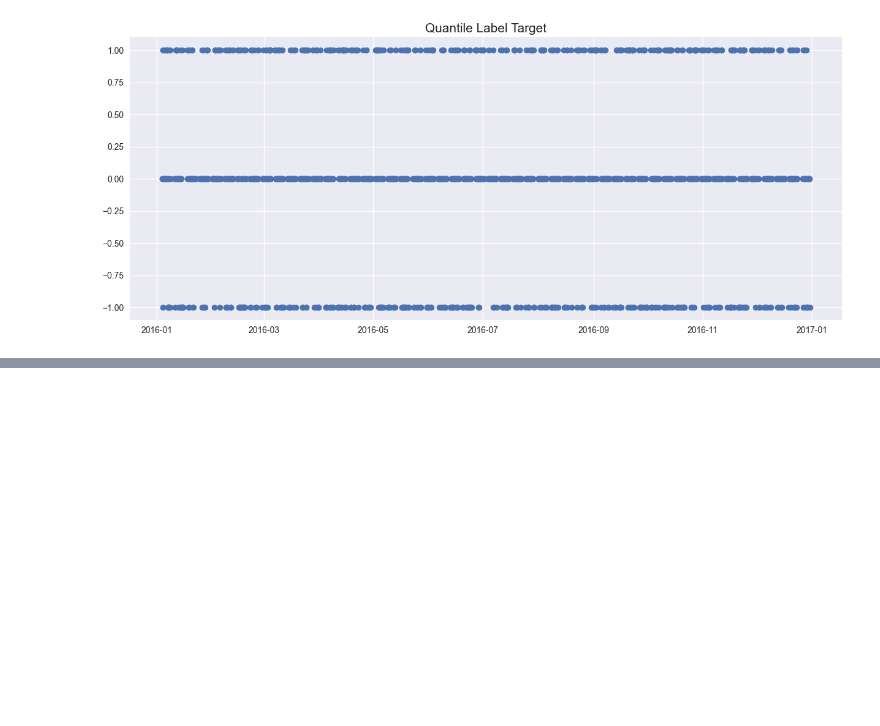
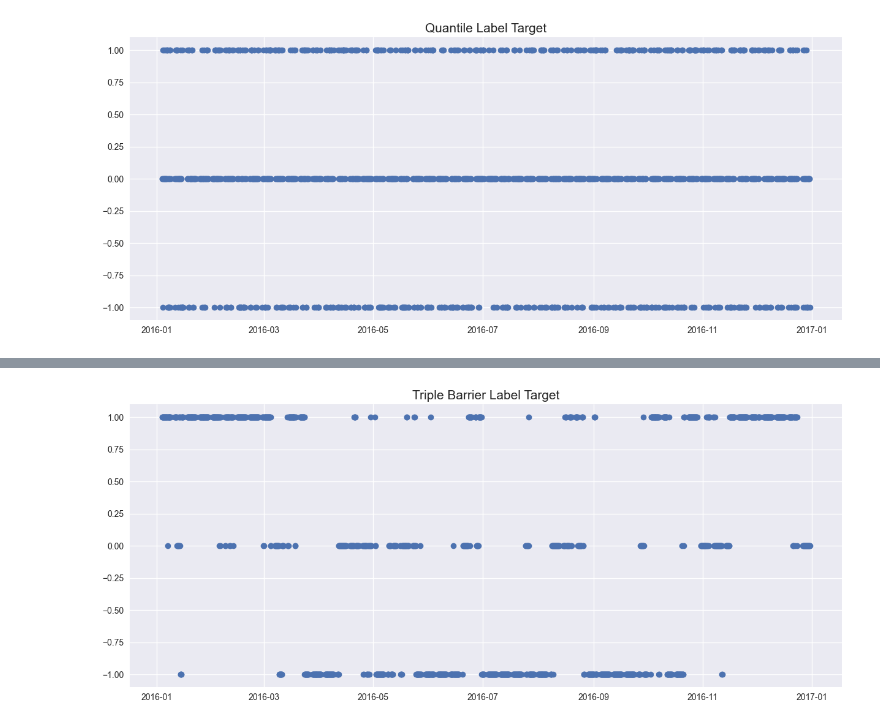
Before and after one commit to Quantreo/quantreo, a Jupyter notebook: docs/docs/tutorials/target-engineering-directional.ipynb, the cells around one changed output, grey strips where cells are left out. Saved outputs shown, nothing was run; the diff lists cells and outputs as text; code cells hidden in the pictures; blank space fills up the shorter version.

```diff
--- a/docs/docs/tutorials/target-engineering-directional.ipynb
+++ b/docs/docs/tutorials/target-engineering-directional.ipynb
@@ -146,0 +223,10 @@ plt.show()
+# %%
+df["label"] = te.directional.triple_barrier_labeling(df, 500, open_col="open", high_col="high", low_col="low", high_time_col="high_time",
+    low_time_col="low_time", tp=0.015, sl=-0.015, buy=True)
+# %%
+plt.figure(figsize=(15,6))
+plt.plot(df["label"], "o")
+plt.title("Triple Barrier Label Target", size=15)
+plt.show()
+# %% [output]
+[figure, added]
```
Also changed, not shown: parts of 6 cells of this notebook, 13 other files.
